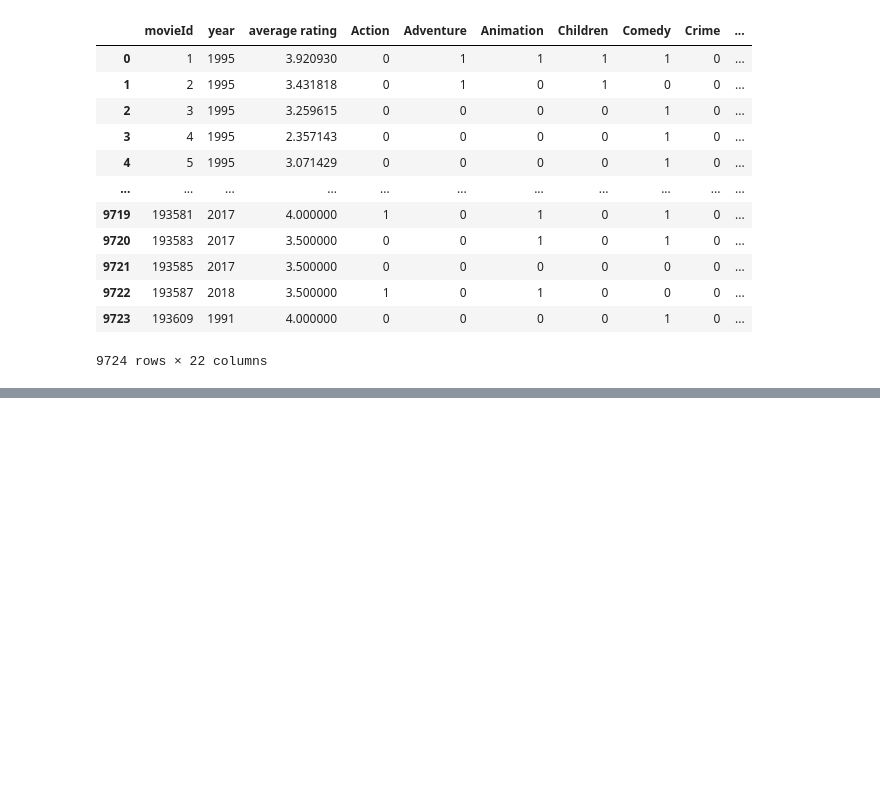
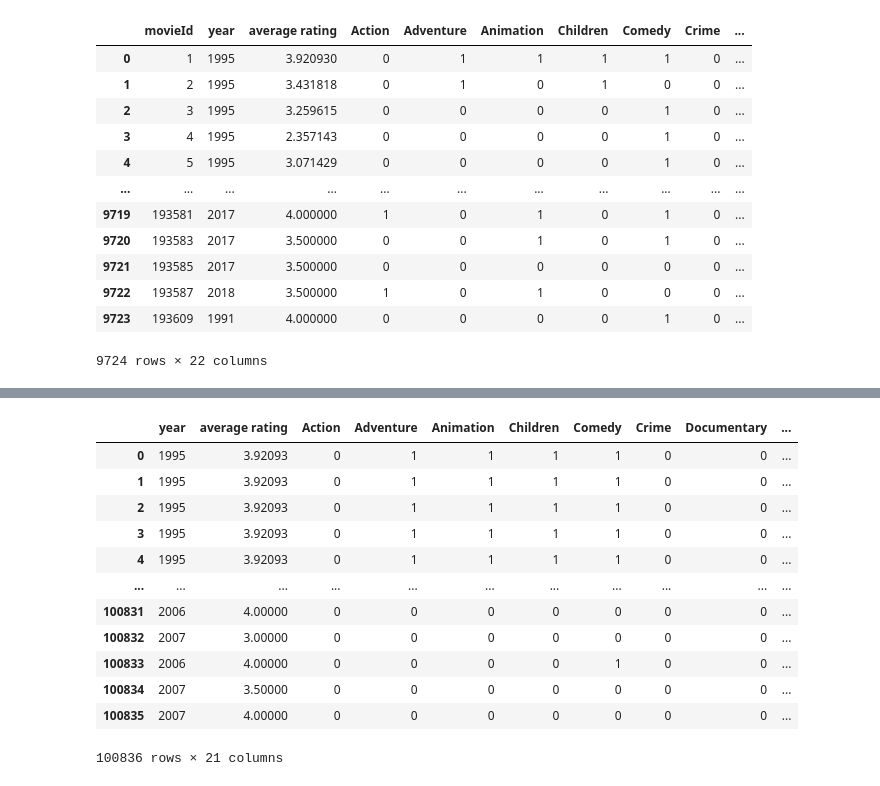
Before and after one commit to sewarslan/final_project, a Jupyter notebook: movie_recommender/creating_user_NN_data.ipynb, the cells around one changed output, grey strips where cells are left out. Drawn from its saved outputs; the diff is of its cells as text; code cells hidden in the pictures; blank space fills up the shorter version.

```diff
--- a/movie_recommender/creating_user_NN_data.ipynb
+++ b/movie_recommender/creating_user_NN_data.ipynb
@@ -449,0 +517,18 @@ x_item_train_not_repeated
+# %%
+#dropping moiveid because it's not gonna be needed
+x_train_item = x_item_train_repeated.drop(columns=['movieId'])
+x_train_item
+# %% [output]
+|  | year | average rating | Action | Adventure | Animation | Children | Comedy | Crime | Documentary | ... |
+| 0 | 1995 | 3.92093 | 0 | 1 | 1 | 1 | 1 | 0 | 0 | ... |
+| 1 | 1995 | 3.92093 | 0 | 1 | 1 | 1 | 1 | 0 | 0 | ... |
+| 2 | 1995 | 3.92093 | 0 | 1 | 1 | 1 | 1 | 0 | 0 | ... |
+| 3 | 1995 | 3.92093 | 0 | 1 | 1 | 1 | 1 | 0 | 0 | ... |
+| 4 | 1995 | 3.92093 | 0 | 1 | 1 | 1 | 1 | 0 | 0 | ... |
+| ... | ... | ... | ... | ... | ... | ... | ... | ... | ... | ... |
+| 100831 | 2006 | 4.00000 | 0 | 0 | 0 | 0 | 0 | 0 | 0 | ... |
+| 100832 | 2007 | 3.00000 | 0 | 0 | 0 | 0 | 0 | 0 | 0 | ... |
+| 100833 | 2006 | 4.00000 | 0 | 0 | 0 | 0 | 1 | 0 | 0 | ... |
+| 100834 | 2007 | 3.50000 | 0 | 0 | 0 | 0 | 0 | 0 | 0 | ... |
+| 100835 | 2007 | 4.00000 | 0 | 0 | 0 | 0 | 0 | 0 | 0 | ... |
+100836 rows × 21 columns
```
Also changed, not shown: parts of 5 cells of this notebook, 1 other file.
